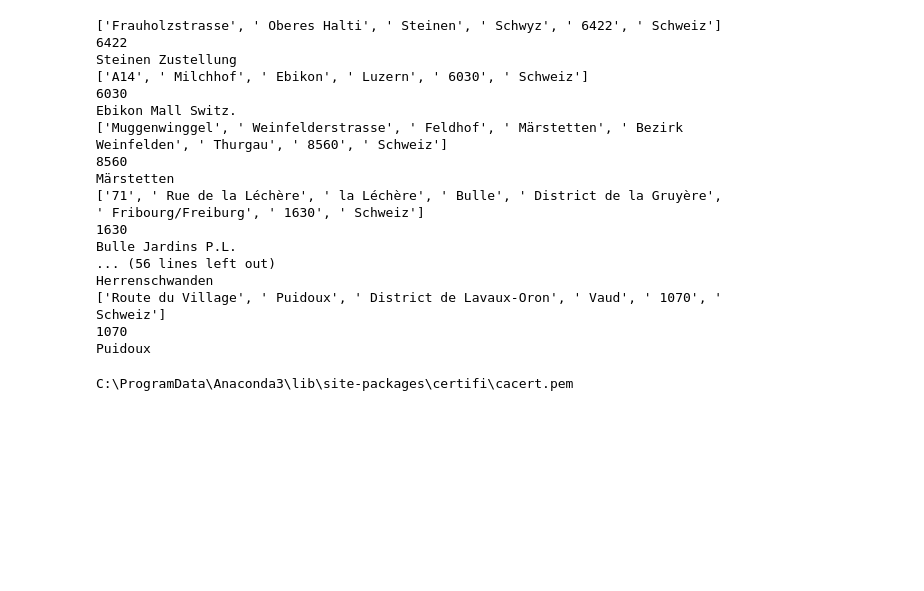
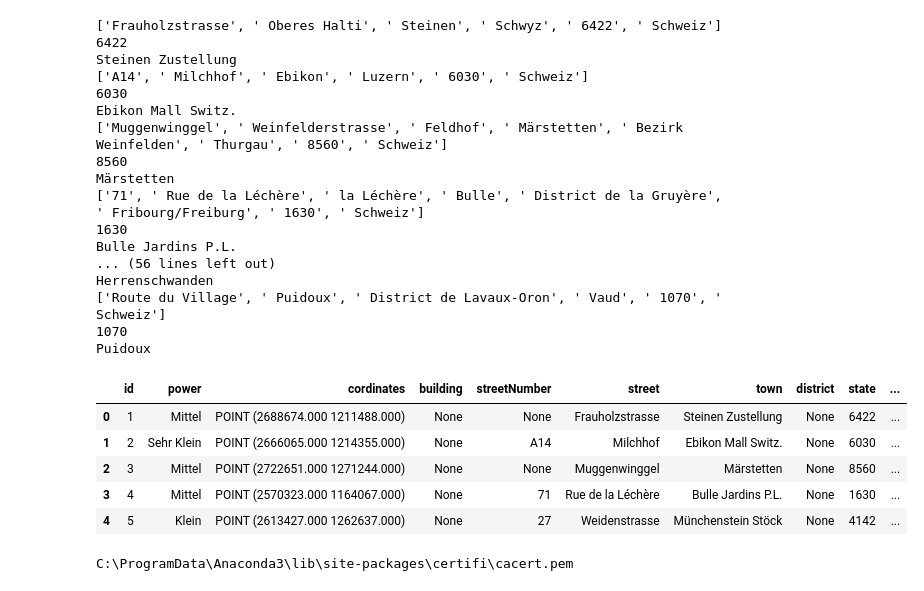
Before and after one commit to nikzhaw/haltestellen, a Jupyter notebook: group_load.ipynb, the cells around one changed output. Drawn from its saved outputs; the diff is of its cells as text; code cells hidden in the pictures; blank space fills up the shorter version.

```diff
--- a/group_load.ipynb
+++ b/group_load.ipynb
@@ -477,6 +477,21 @@ antennen_5g = rename_Special(antennen_5g)
 antennen_4g = rename_Special(antennen_4g)
 antennen_3g = rename_Special(antennen_3g)
 antennen_2g = rename_Special(antennen_2g)
+# %%
+
+antennen_6g = antennen_6g.assign(type='6G')
+antennen_5g = antennen_6g.assign(type='5G')
+antennen_4g = antennen_6g.assign(type='4G')
+antennen_3g = antennen_6g.assign(type='3G')
+antennen_2g = antennen_6g.assign(type='2G')
+antennen_6g.head()
+# %% [output]
+|  | id | power | cordinates | building | streetNumber | street | town | district | state | ... |
+| 0 | 1 | Mittel | POINT (2688674.000 1211488.000) | None | None | Frauholzstrasse | Steinen Zustellung | None | 6422 | ... |
+| 1 | 2 | Sehr Klein | POINT (2666065.000 1214355.000) | None | A14 | Milchhof | Ebikon Mall Switz. | None | 6030 | ... |
+| 2 | 3 | Mittel | POINT (2722651.000 1271244.000) | None | None | Muggenwinggel | Märstetten | None | 8560 | ... |
+| 3 | 4 | Mittel | POINT (2570323.000 1164067.000) | None | 71 | Rue de la Léchère | Bulle Jardins P.L. | None | 1630 | ... |
+| 4 | 5 | Klein | POINT (2613427.000 1262637.000) | None | 27 | Weidenstrasse | Münchenstein Stöck | None | 4142 | ... |
 # %%
 # antennen_5g.to_csv('./Daten/5gAntennen.csv',sep=';', index=False)
 antennen_4g.to_csv('./Daten/4gAntennen.csv',sep=';', index=False)
```
Also changed, not shown: parts of 1 cell of this notebook.
